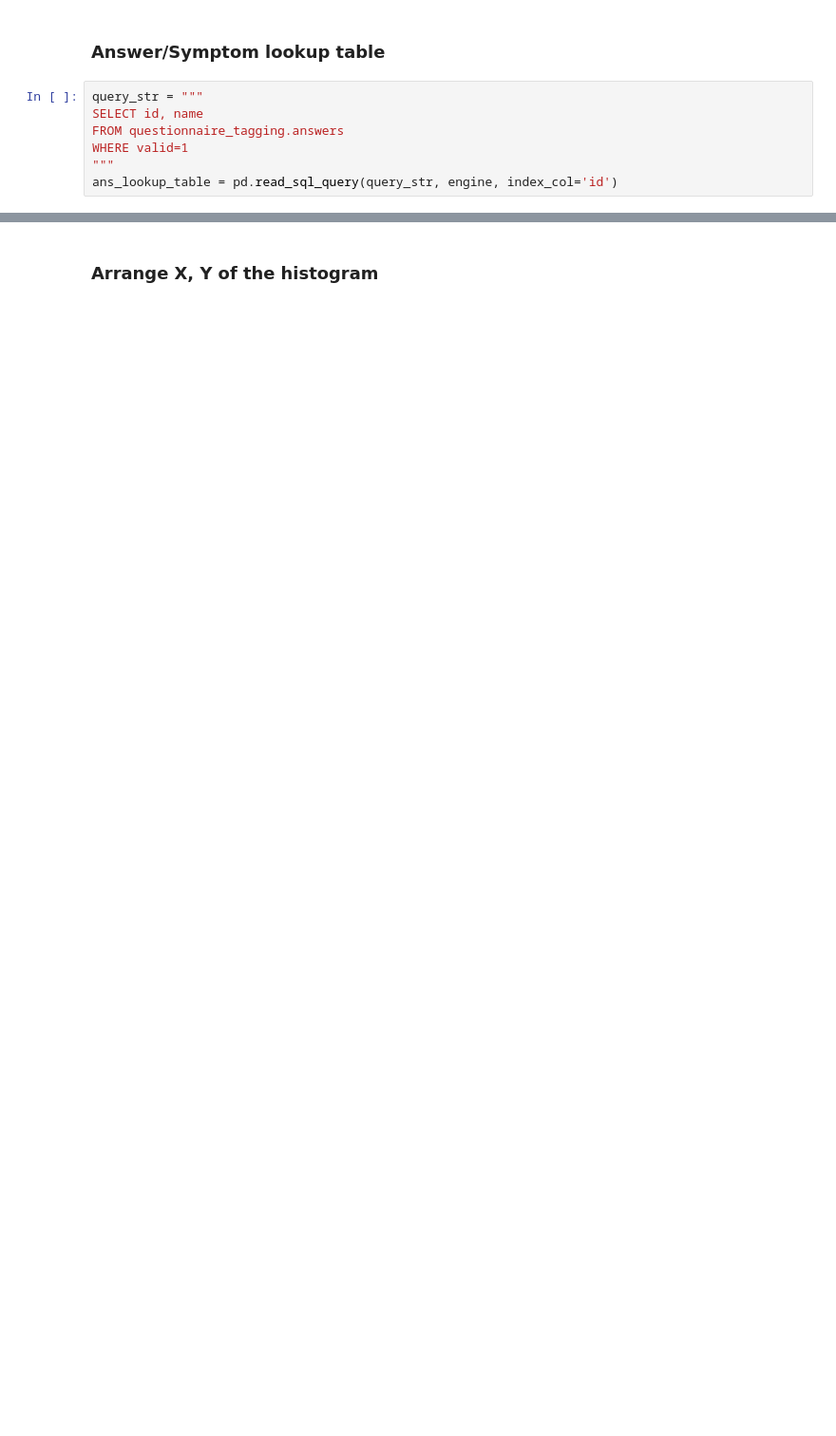
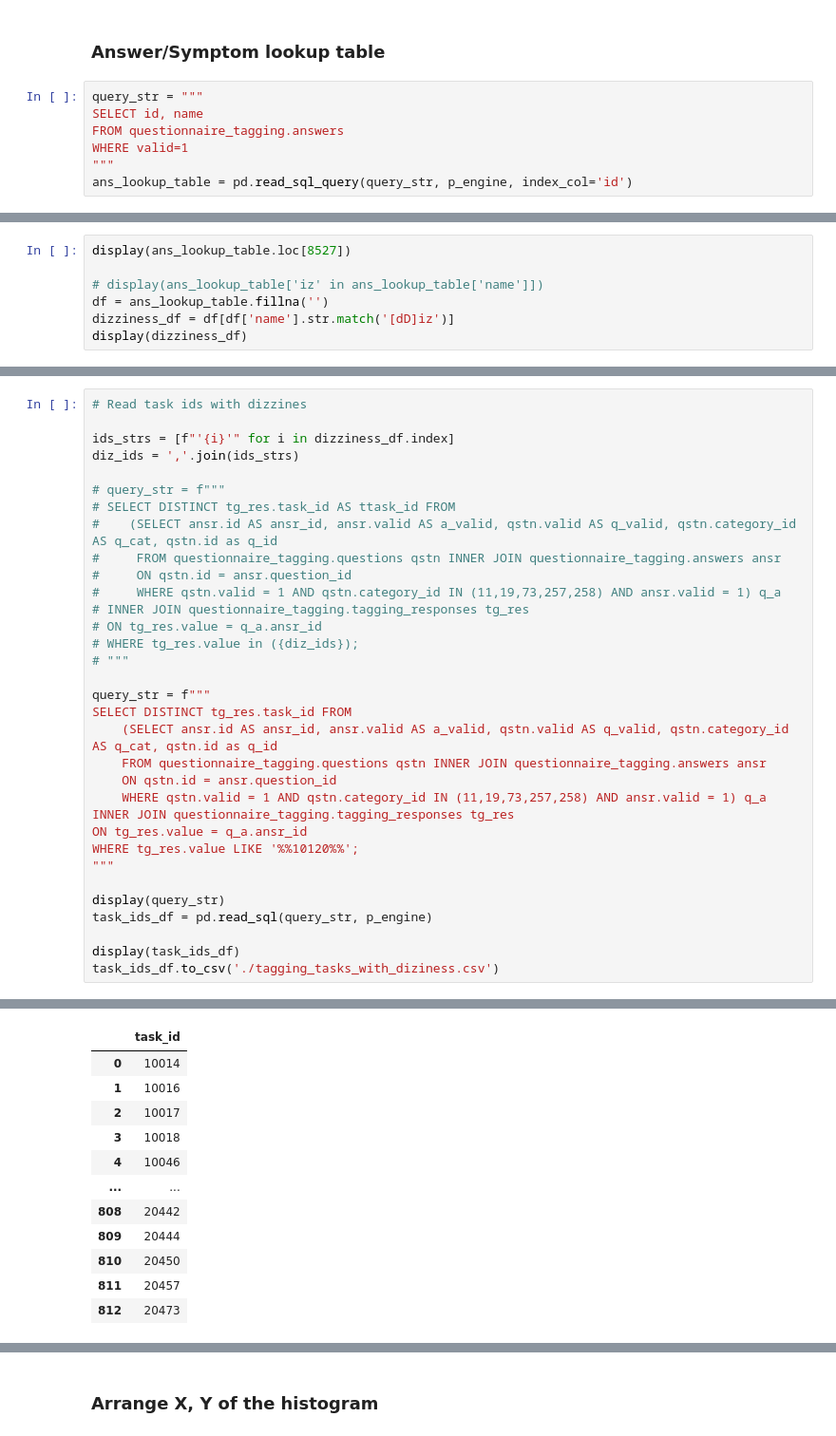
Before and after one commit to skulas/skulas, a Jupyter notebook: ml_python/Other Notebooks/DR Experiments.ipynb, the cells around one changed output, grey strips where cells are left out. Shown at 95% size. Cells and saved outputs as stored; diff of their text form; blank space fills up the shorter version.

```diff
--- a/ml_python/Other Notebooks/DR Experiments.ipynb
+++ b/ml_python/Other Notebooks/DR Experiments.ipynb
@@ -58,4 +93,4 @@ SELECT id, name
 FROM questionnaire_tagging.answers
 WHERE valid=1
 """
-ans_lookup_table = pd.read_sql_query(query_str, engine, index_col='id')
+ans_lookup_table = pd.read_sql_query(query_str, p_engine, index_col='id')
@@ -64,0 +97,7 @@ ans_lookup_table.loc[8527]
+# %%
+display(ans_lookup_table.loc[8527])
+
+# display(ans_lookup_table['iz' in ans_lookup_table['name']])
+df = ans_lookup_table.fillna('')
+dizziness_df = df[df['name'].str.match('[dD]iz')]
+display(dizziness_df)
@@ -64,0 +126,34 @@ ans_lookup_table.loc[8527]
+# %%
+# Read task ids with dizzines
+
+ids_strs = [f"'{i}'" for i in dizziness_df.index]
+diz_ids = ','.join(ids_strs)
+
+# query_str = f"""
+# SELECT DISTINCT tg_res.task_id AS ttask_id FROM
+#    (SELECT ansr.id AS ansr_id, ansr.valid AS a_valid, qstn.valid AS q_valid, qstn.category_id AS q_cat, qstn.id as q_id
+#     FROM questionnaire_tagging.questions qstn INNER JOIN questionnaire_tagging.answers ansr
+#     ON qstn.id = ansr.question_id
+#     WHERE qstn.valid = 1 AND qstn.category_id IN (11,19,73,257,258) AND ansr.valid = 1) q_a
+# INNER JOIN questionnaire_tagging.tagging_responses tg_res
+# ON tg_res.value = q_a.ansr_id
+# WHERE tg_res.value in ({diz_ids});
+# """
+
+query_str = f"""
+SELECT DISTINCT tg_res.task_id FROM
+    (SELECT ansr.id AS ansr_id, ansr.valid AS a_valid, qstn.valid AS q_valid, qstn.category_id AS q_cat, qstn.id as q_id
+    FROM questionnaire_tagging.questions qstn INNER JOIN questionnaire_tagging.answers ansr
+    ON qstn.id = ansr.question_id
+    WHERE qstn.valid = 1 AND qstn.category_id IN (11,19,73,257,258) AND ansr.valid = 1) q_a
+INNER JOIN questionnaire_tagging.tagging_responses tg_res
+ON tg_res.value = q_a.ansr_id
+WHERE tg_res.value LIKE '%%10120%%';
+"""
+
+display(query_str)
+task_ids_df = pd.read_sql(query_str, p_engine)
+
+display(task_ids_df)
+task_ids_df.to_csv('./tagging_tasks_with_diziness.csv')
+# %% [output]
@@ -64,0 +161,12 @@ ans_lookup_table.loc[8527]
+|  | task_id |
+| 0 | 10014 |
+| 1 | 10016 |
+| 2 | 10017 |
+| 3 | 10018 |
+| 4 | 10046 |
+| ... | ... |
+| 808 | 20442 |
+| 809 | 20444 |
+| 810 | 20450 |
+| 811 | 20457 |
+| 812 | 20473 |
```
Also changed, not shown: parts of 13 cells of this notebook, 1 other file.
